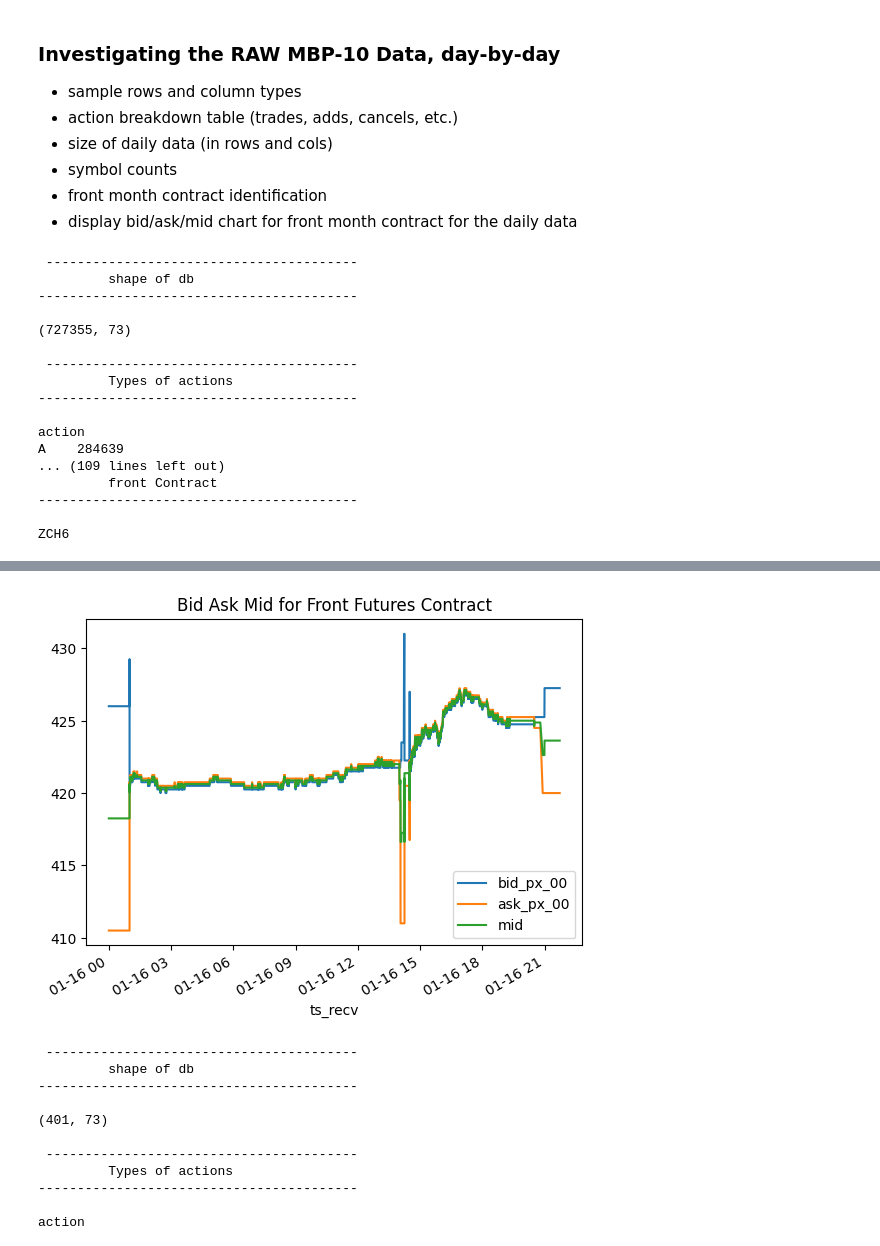
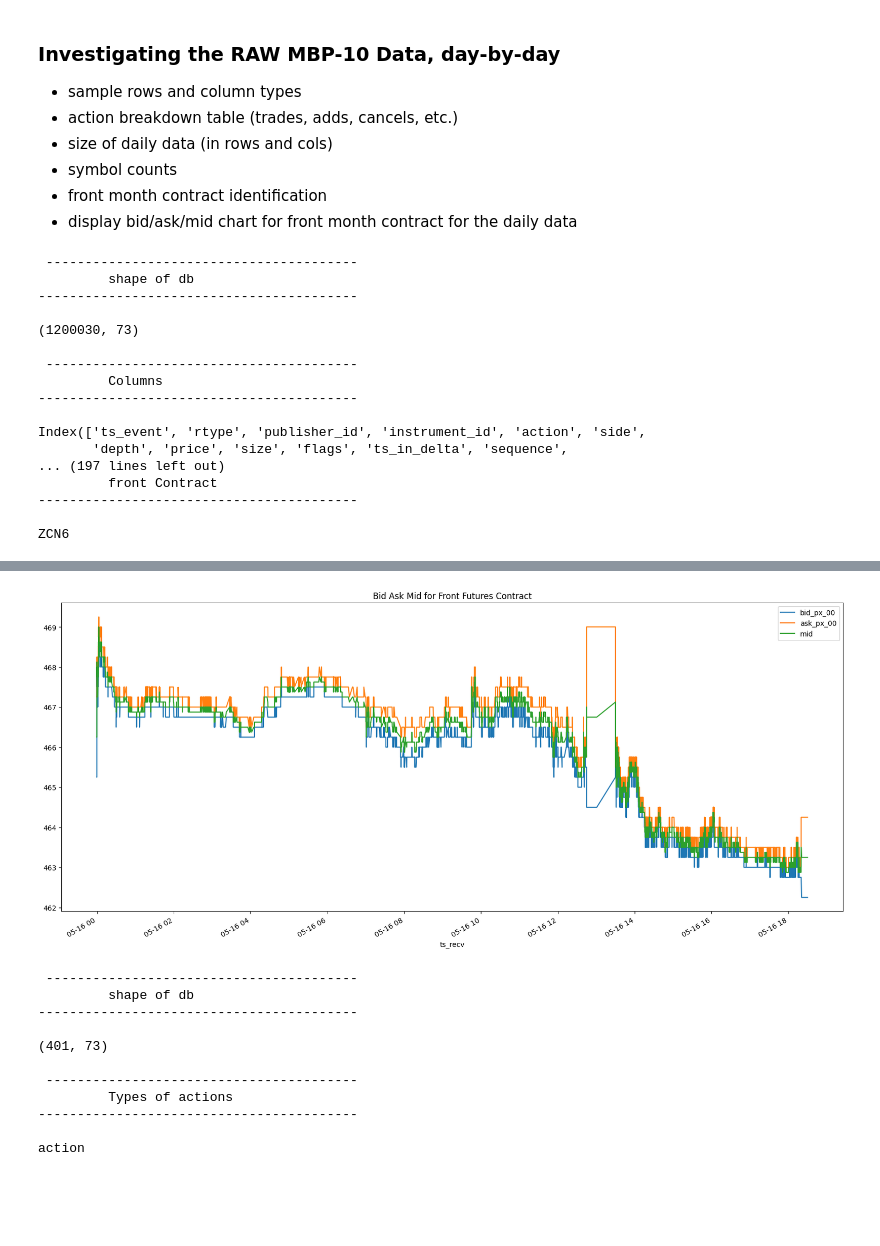
Before and after one commit to DanielNBray/corn_futures_research, a Jupyter notebook: notebooks/01_data_exploration.ipynb, the cells around one changed output, grey strips where cells are left out. Saved outputs shown, nothing was run; the diff lists cells and outputs as text; code cells hidden in the pictures; blank space fills up the shorter version.

```diff
--- a/notebooks/01_data_exploration.ipynb
+++ b/notebooks/01_data_exploration.ipynb
@@ -46,17 +46,17 @@ def show_info_for_single_day_data(data_path : str = "../data/raw/MPB10_20250216-
     corn_dbn_file = db.DBNStore.from_file(data_path)
     corn_daily_df = corn_dbn_file.to_df()
 
-    # title_and_spaces("Columns")
-    # print("number of columns: ", len(df.columns), "\n")
-    # print(df.columns)
+    title_and_spaces("shape of db")
+    print(corn_daily_df.shape)
+
+    title_and_spaces("Columns")
+    print(corn_daily_df.columns)
 
 
-    # title_and_spaces("Types of Each Column")
-    # print(df.dtypes)
+    title_and_spaces("Types of Each Column")
+    print(corn_daily_df.dtypes)
 
 
-    title_and_spaces("shape of db")
-    print(corn_daily_df.shape)
 
     title_and_spaces("Types of actions")
     action_counts = corn_daily_df['action'].value_counts()
@@ -65,6 +65,10 @@ def show_info_for_single_day_data(data_path : str = "../data/raw/MPB10_20250216-
     title_and_spaces("Types of Assets")
     symbol_counts = corn_daily_df['symbol'].value_counts()
     print(symbol_counts)
+
+    title_and_spaces("Flags")
+    flags = corn_daily_df['flags'].value_counts()
+    print(flags)
 
     # symbol_counts_df = pd.DataFrame({
     #     "symbol": symbol_counts.index,
@@ -85,8 +89,9 @@ def show_info_for_single_day_data(data_path : str = "../data/raw/MPB10_20250216-
         month = int(date[4:6])
         day = int(date[6:8])
 
-        if day >= 14: # so that if we get a March 16th, we dont look for a ZCH- contract
+        if day >= 15: # so that if we get a March 16th, we dont look for a ZCH- contract
             month += 1
+            year = str(int(year)+1)
 
         # 3:"H", 5:"K", 7:"N", 9:"U", 12:"Z"
 
@@ -94,9 +99,9 @@ def show_info_for_single_day_data(data_path : str = "../data/raw/MPB10_20250216-
             contract += CORN_MONTH_ORDER[3]
         elif month <= 5:
             contract += CORN_MONTH_ORDER[5]
-        elif month <= 5:
+        elif month <= 7:
             contract += CORN_MONTH_ORDER[7]
-        elif month <= 5:
+        elif month <= 9:
             contract += CORN_MONTH_ORDER[9]
         else:
             contract += CORN_MONTH_ORDER[12]
@@ -107,7 +112,7 @@ def show_info_for_single_day_data(data_path : str = "../data/raw/MPB10_20250216-
 
     def get_date_from_filepath(data_path : str = "../data/raw/MPB10_20250216-20260216/glbx-mdp3-20250216.mbp-10.dbn" ) -> str:
         date_index = data_path.find("glbx-mdp3-") + len("glbx-mdp3-")
-        return data_path[date_index: date_index + 8]
+        return data_path[date_index: date_index + 8] # 8 because that is length of date string
 
 
     date = get_date_from_filepath(data_path)
@@ -116,33 +121,34 @@ def show_info_for_single_day_data(data_path : str = "../data/raw/MPB10_20250216-
     front_month['mid'] = (front_month['bid_px_00'] + front_month['ask_px_00'])/2
     front_month_timeseries = front_month[['bid_px_00','ask_px_00','mid']]
     print(type(front_month))
-    front_month_timeseries.plot.line(title="Bid Ask Mid for Front Futures Contract")
+    front_month_timeseries.plot.line(title="Bid Ask Mid for Front Futures Contract", figsize = (20,9))
 
 
     title_and_spaces("front Contract")
     print(contract)
 
 
-    return corn_daily_df.head(10)
+    #return corn_daily_df.head(10)
+    return front_month.head(10)
 # %%
-show_info_for_single_day_data("../data/raw/MPB10_20250216-20260216/glbx-mdp3-20260116.mbp-10.dbn")
+show_info_for_single_day_data("../data/raw/MPB10_20250216-20260216/glbx-mdp3-20250516.mbp-10.dbn")
 # %% [output]
  ----------------------------------------
          shape of db
 -----------------------------------------
 
-(727355, 73)
+(1200030, 73)
 
  ----------------------------------------
-         Types of actions
+         Columns
 -----------------------------------------
 
-action
-A    284639
-... (109 lines left out)
+Index(['ts_event', 'rtype', 'publisher_id', 'instrument_id', 'action', 'side',
+       'depth', 'price', 'size', 'flags', 'ts_in_delta', 'sequence',
+... (197 lines left out)
          front Contract
 -----------------------------------------
 
-ZCH6
+ZCN6
 |  | ts_event | rtype | publisher_id | instrument_id | action | side | depth | price | size | flags | ... |
 | ts_recv |  |  |  |  |  |  |  |  |  |  | ... |
@@ -154,4 +165,4 @@ ZCH6
-[figure, old version]
+[figure, new version]
 # %%
 show_info_for_single_day_data("../data/raw/MPB10_20250216-20260216/glbx-mdp3-20260118.mbp-10.dbn")
 # %% [output]
```
Also changed, not shown: parts of 1 cell of this notebook, 3 other files.
